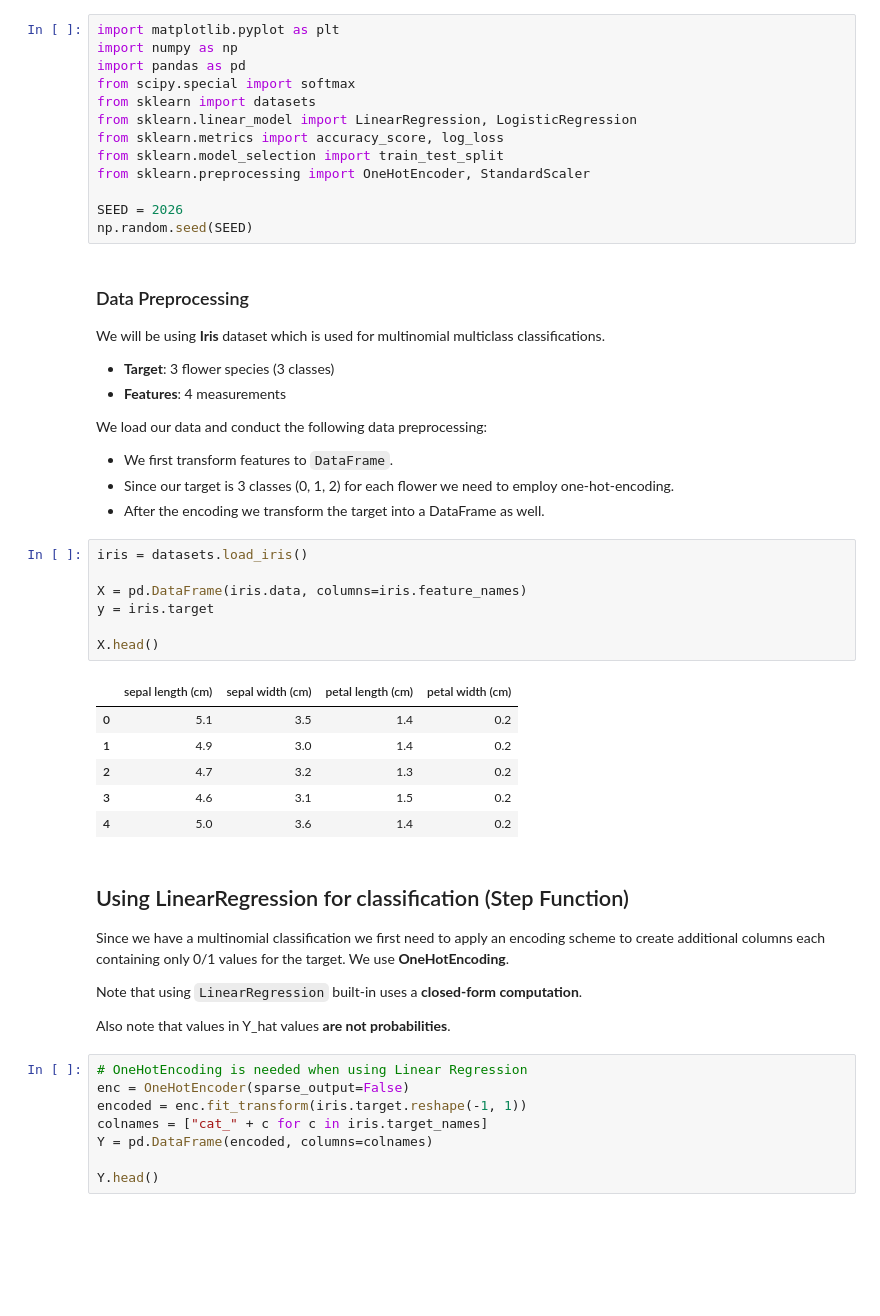
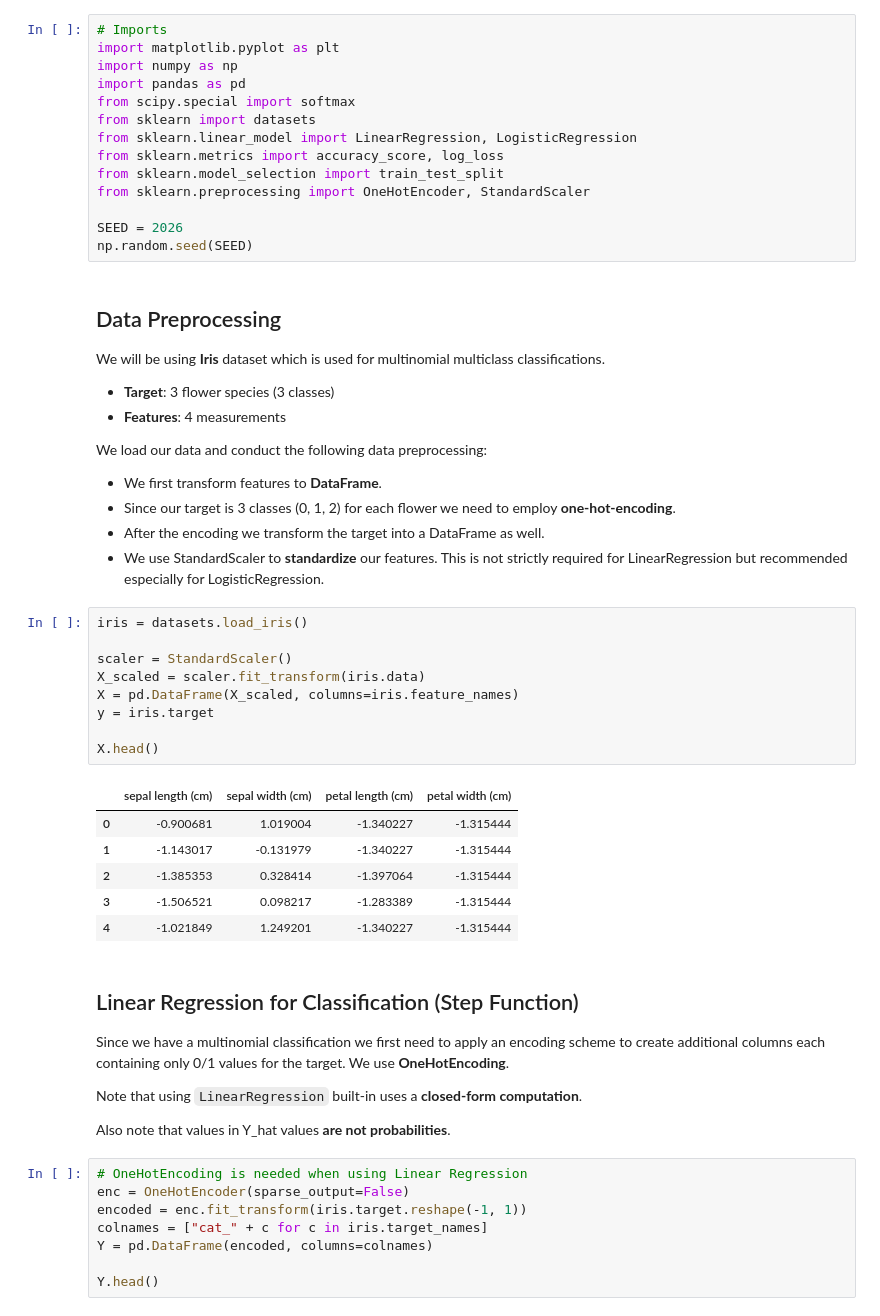
Before and after one commit to arishokri/ml_in_io, a Jupyter notebook: lectures/week6_2_logistic_regression.ipynb, the cells around one changed output. Saved outputs shown, nothing was run; the diff lists cells and outputs as text; blank space fills up the shorter version.

```diff
--- a/lectures/week6_2_logistic_regression.ipynb
+++ b/lectures/week6_2_logistic_regression.ipynb
@@ -3,4 +13,5 @@
 # %%
+# Imports
 import matplotlib.pyplot as plt
 import numpy as np
 import pandas as pd
@@ -14,7 +25,7 @@ from sklearn.preprocessing import OneHotEncoder, StandardScaler
 SEED = 2026
 np.random.seed(SEED)
 # %% [markdown]
-### Data Preprocessing
+## Data Preprocessing
 
 We will be using **Iris** dataset which is used for multinomial multiclass classifications.
 
@@ -23,25 +34,28 @@ We will be using **Iris** dataset which is used for multinomial multiclass class
 
 We load our data and conduct the following data preprocessing:
 
-- We first transform features to `DataFrame`.
-- Since our target is 3 classes (0, 1, 2) for each flower we need to employ one-hot-encoding.
+- We first transform features to **DataFrame**.
+- Since our target is 3 classes (0, 1, 2) for each flower we need to employ **one-hot-encoding**.
 - After the encoding we transform the target into a DataFrame as well.
+- We use StandardScaler to **standardize** our features. This is not strictly required for LinearRegression but recommended especially for LogisticRegression.
 # %%
 iris = datasets.load_iris()
 
-X = pd.DataFrame(iris.data, columns=iris.feature_names)
+scaler = StandardScaler()
+X_scaled = scaler.fit_transform(iris.data)
+X = pd.DataFrame(X_scaled, columns=iris.feature_names)
 y = iris.target
 
 X.head()
 # %% [output]
 |  | sepal length (cm) | sepal width (cm) | petal length (cm) | petal width (cm) |
-| 0 | 5.1 | 3.5 | 1.4 | 0.2 |
-| 1 | 4.9 | 3.0 | 1.4 | 0.2 |
-| 2 | 4.7 | 3.2 | 1.3 | 0.2 |
-| 3 | 4.6 | 3.1 | 1.5 | 0.2 |
-| 4 | 5.0 | 3.6 | 1.4 | 0.2 |
+| 0 | -0.900681 | 1.019004 | -1.340227 | -1.315444 |
+| 1 | -1.143017 | -0.131979 | -1.340227 | -1.315444 |
+| 2 | -1.385353 | 0.328414 | -1.397064 | -1.315444 |
+| 3 | -1.506521 | 0.098217 | -1.283389 | -1.315444 |
+| 4 | -1.021849 | 1.249201 | -1.340227 | -1.315444 |
 # %% [markdown]
-## Using LinearRegression for classification (Step Function)
+## Linear Regression for Classification (Step Function)
 
 Since we have a multinomial classification we first need to apply an encoding scheme to create additional columns each containing only 0/1 values for the target. We use **OneHotEncoding**.
 
```
Also changed, not shown: parts of 11 cells of this notebook, 1 other file.
